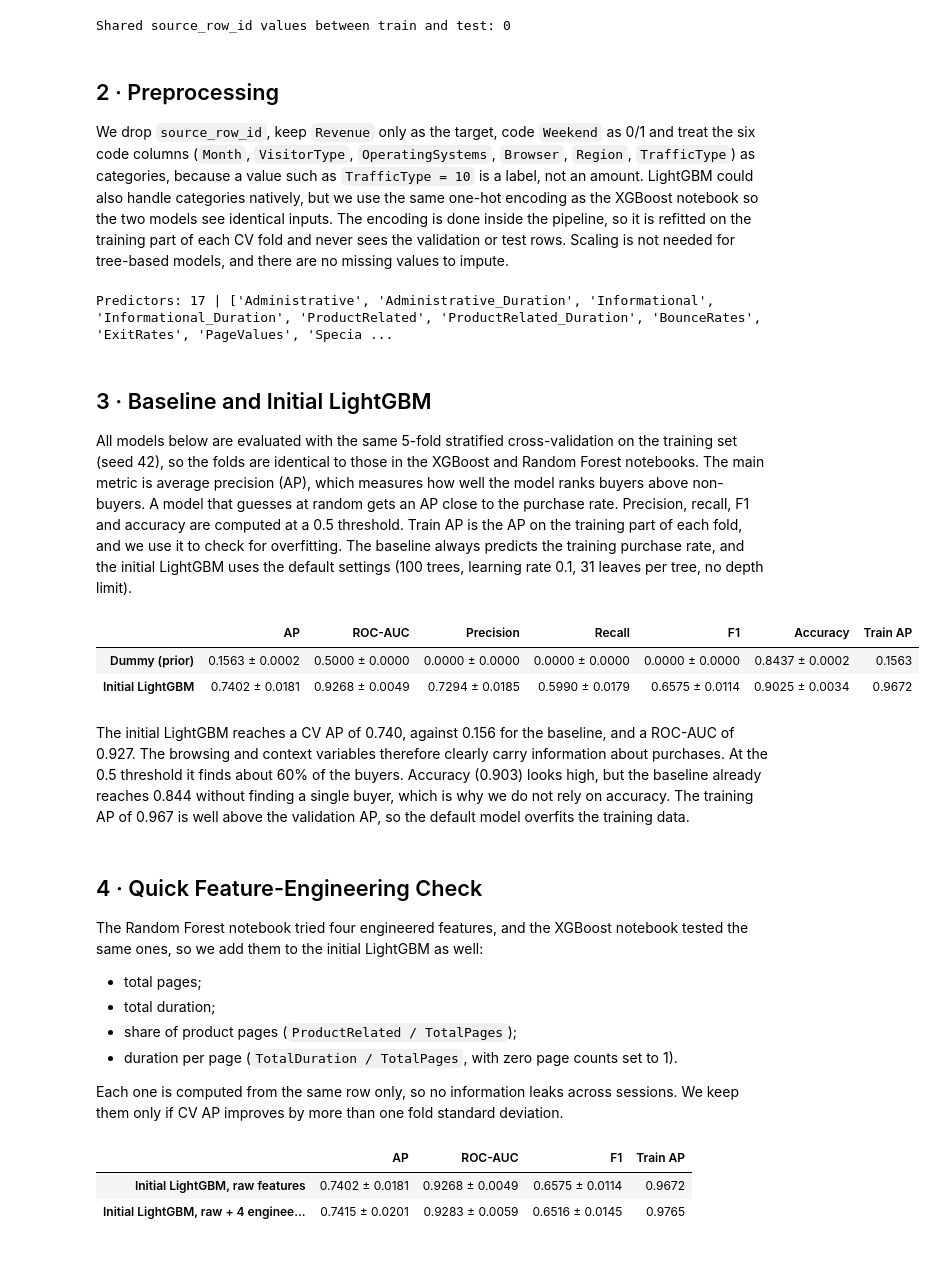
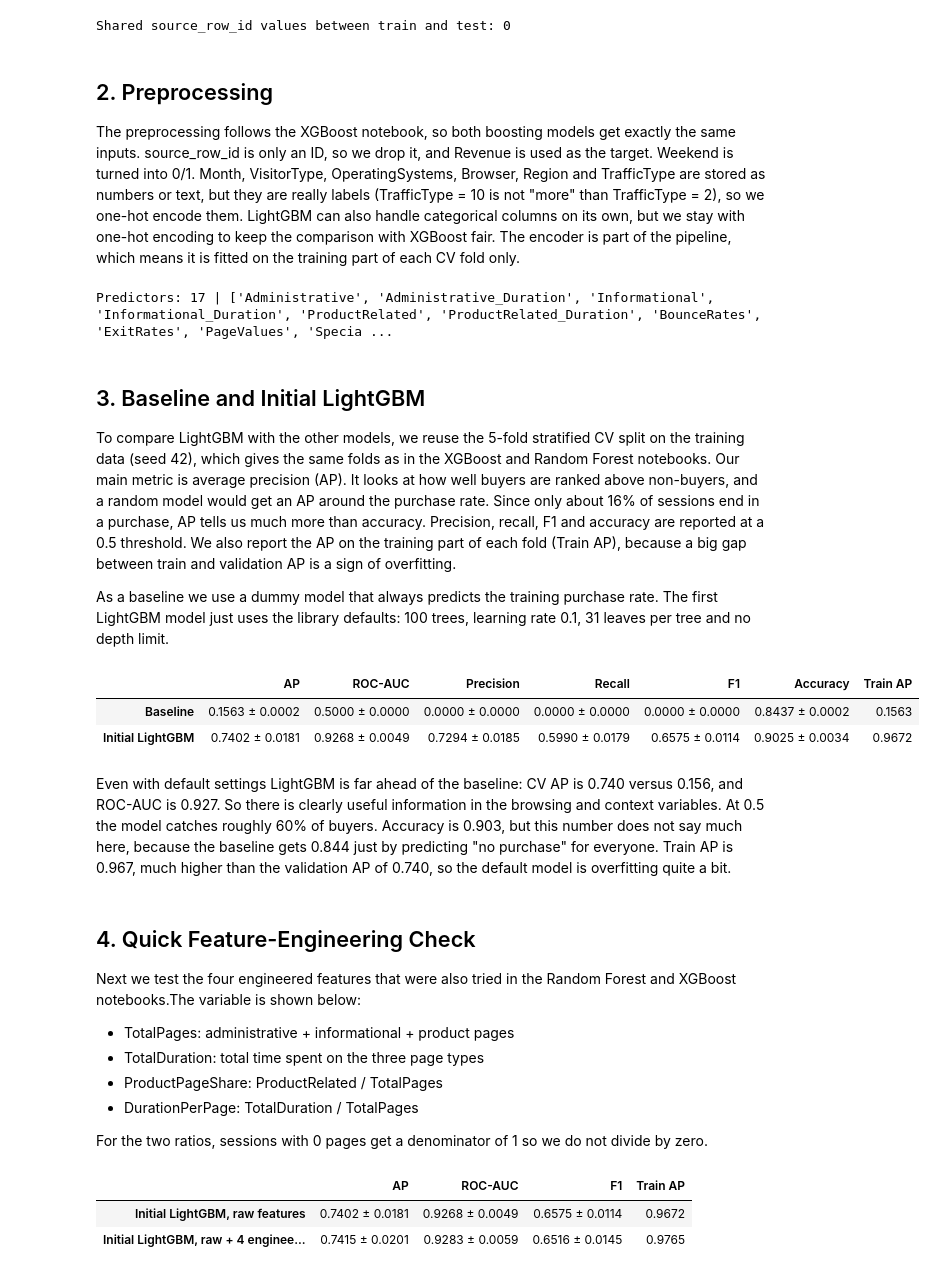
Before and after one commit to xiaogouyy/MGSC674-Group-Project, a Jupyter notebook: LightGBM.ipynb, the cells around one changed output. Drawn from its saved outputs; the diff is of its cells as text; code cells hidden in the pictures.

Commit message:
improve the description of LightGBM,bayes and XGboost

```diff
--- a/LightGBM.ipynb
+++ b/LightGBM.ipynb
@@ -75,9 +75,9 @@ print('Shared source_row_id values between train and test:', len(shared_ids))
 | test | 2441 | 0 | 382 | 0.1565 |
 Shared source_row_id values between train and test: 0
 # %% [markdown]
-## 2 · Preprocessing
+## 2. Preprocessing
 
-We drop `source_row_id`, keep `Revenue` only as the target, code `Weekend` as 0/1 and treat the six code columns (`Month`, `VisitorType`, `OperatingSystems`, `Browser`, `Region`, `TrafficType`) as categories, because a value such as `TrafficType = 10` is a label, not an amount. LightGBM could also handle categories natively, but we use the same one-hot encoding as the XGBoost notebook so the two models see identical inputs. The encoding is done inside the pipeline, so it is refitted on the training part of each CV fold and never sees the validation or test rows. Scaling is not needed for tree-based models, and there are no missing values to impute.
+The preprocessing follows the XGBoost notebook, so both boosting models get exactly the same inputs. source_row_id is only an ID, so we drop it, and Revenue is used as the target. Weekend is turned into 0/1. Month, VisitorType, OperatingSystems, Browser, Region and TrafficType are stored as numbers or text, but they are really labels (TrafficType = 10 is not "more" than TrafficType = 2), so we one-hot encode them. LightGBM can also handle categorical columns on its own, but we stay with one-hot encoding to keep the comparison with XGBoost fair. The encoder is part of the pipeline, which means it is fitted on the training part of each CV fold only.
 # %%
 for df in (train, test):
     df['Weekend'] = df['Weekend'].astype(int)
@@ -109,51 +109,53 @@ print('Predictors:', len(FEATURES), '|', FEATURES)
 # %% [output]
 Predictors: 17 | ['Administrative', 'Administrative_Duration', 'Informational', 'Informational_Duration', 'ProductRelated', 'ProductRelated_Duration', 'BounceRates', 'ExitRates', 'PageValues', 'Specia ...
 # %% [markdown]
-## 3 · Baseline and Initial LightGBM
+## 3. Baseline and Initial LightGBM
 
-All models below are evaluated with the same 5-fold stratified cross-validation on the training set (seed 42), so the folds are identical to those in the XGBoost and Random Forest notebooks. The main metric is average precision (AP), which measures how well the model ranks buyers above non-buyers. A model that guesses at random gets an AP close to the purchase rate. Precision, recall, F1 and accuracy are computed at a 0.5 threshold. Train AP is the AP on the training part of each fold, and we use it to check for overfitting. The baseline always predicts the training purchase rate, and the initial LightGBM uses the default settings (100 trees, learning rate 0.1, 31 leaves per tree, no depth limit).
+To compare LightGBM with the other models, we reuse the 5-fold stratified CV split on the training data (seed 42), which gives the same folds as in the XGBoost and Random Forest notebooks. Our main metric is average precision (AP). It looks at how well buyers are ranked above non-buyers, and a random model would get an AP around the purchase rate. Since only about 16% of sessions end in a purchase, AP tells us much more than accuracy. Precision, recall, F1 and accuracy are reported at a 0.5 threshold. We also report the AP on the training part of each fold (Train AP), because a big gap between train and validation AP is a sign of overfitting.
+
+As a baseline we use a dummy model that always predicts the training purchase rate. The first LightGBM model just uses the library defaults: 100 trees, learning rate 0.1, 31 leaves per tree and no depth limit.
 # %%
 cv = StratifiedKFold(n_splits=N_SPLITS, shuffle=True, random_state=SEED)
 SCORING = {'AP': 'average_precision', 'ROC-AUC': 'roc_auc',
            'Precision': make_scorer(precision_score, zero_division=0), 'Recall': 'recall',
            'F1': make_scorer(f1_score, zero_division=0), 'Accuracy': 'accuracy'}
 
 
 def mean_sd(fold_scores):
     # Mean ± sample standard deviation (ddof=1) over the five folds, as in the other model notebooks
     return f'{np.mean(fold_scores):.4f} ± {np.std(fold_scores, ddof=1):.4f}'
 
 
 def cv_row(model, X=None):
     X = X_train if X is None else X
     scores = cross_validate(model, X, y_train, cv=cv, scoring=SCORING, n_jobs=SEARCH_JOBS, return_train_score=True)
     row = {m: mean_sd(scores['test_' + m]) for m in SCORING}
     row['Train AP'] = f"{scores['train_AP'].mean():.4f}"
     return row
 
 
 cv_results = {
-    'Dummy (prior)': cv_row(DummyClassifier(strategy='prior')),
+    'Baseline': cv_row(DummyClassifier(strategy='prior')),
     'Initial LightGBM': cv_row(make_model()),
 }
 display(pd.DataFrame(cv_results).T)
 # %% [output]
 |  | AP | ROC-AUC | Precision | Recall | F1 | Accuracy | Train AP |
-| Dummy (prior) | 0.1563 ± 0.0002 | 0.5000 ± 0.0000 | 0.0000 ± 0.0000 | 0.0000 ± 0.0000 | 0.0000 ± 0.0000 | 0.8437 ± 0.0002 | 0.1563 |
+| Baseline | 0.1563 ± 0.0002 | 0.5000 ± 0.0000 | 0.0000 ± 0.0000 | 0.0000 ± 0.0000 | 0.0000 ± 0.0000 | 0.8437 ± 0.0002 | 0.1563 |
 | Initial LightGBM | 0.7402 ± 0.0181 | 0.9268 ± 0.0049 | 0.7294 ± 0.0185 | 0.5990 ± 0.0179 | 0.6575 ± 0.0114 | 0.9025 ± 0.0034 | 0.9672 |
 # %% [markdown]
-The initial LightGBM reaches a CV AP of 0.740, against 0.156 for the baseline, and a ROC-AUC of 0.927. The browsing and context variables therefore clearly carry information about purchases. At the 0.5 threshold it finds about 60% of the buyers. Accuracy (0.903) looks high, but the baseline already reaches 0.844 without finding a single buyer, which is why we do not rely on accuracy. The training AP of 0.967 is well above the validation AP, so the default model overfits the training data.
+Even with default settings LightGBM is far ahead of the baseline: CV AP is 0.740 versus 0.156, and ROC-AUC is 0.927. So there is clearly useful information in the browsing and context variables. At 0.5 the model catches roughly 60% of buyers. Accuracy is 0.903, but this number does not say much here, because the baseline gets 0.844 just by predicting "no purchase" for everyone. Train AP is 0.967, much higher than the validation AP of 0.740, so the default model is overfitting quite a bit.
 # %% [markdown]
-## 4 · Quick Feature-Engineering Check
+## 4. Quick Feature-Engineering Check
 
-The Random Forest notebook tried four engineered features, and the XGBoost notebook tested the same ones, so we add them to the initial LightGBM as well:
+Next we test the four engineered features that were also tried in the Random Forest and XGBoost notebooks.The variable is shown below:
 
-- total pages;
-- total duration;
-- share of product pages (`ProductRelated / TotalPages`);
-- duration per page (`TotalDuration / TotalPages`, with zero page counts set to 1).
+- TotalPages: administrative + informational + product pages
+- TotalDuration: total time spent on the three page types
+- ProductPageShare: ProductRelated / TotalPages
+- DurationPerPage: TotalDuration / TotalPages
 
-Each one is computed from the same row only, so no information leaks across sessions. We keep them only if CV AP improves by more than one fold standard deviation.
+For the two ratios, sessions with 0 pages get a denominator of 1 so we do not divide by zero.
 # %%
 pages = X_train['Administrative'] + X_train['Informational'] + X_train['ProductRelated']
 X_train_eng = X_train.assign(
```
Also changed, not shown: parts of 14 cells of this notebook, 3 other files.
